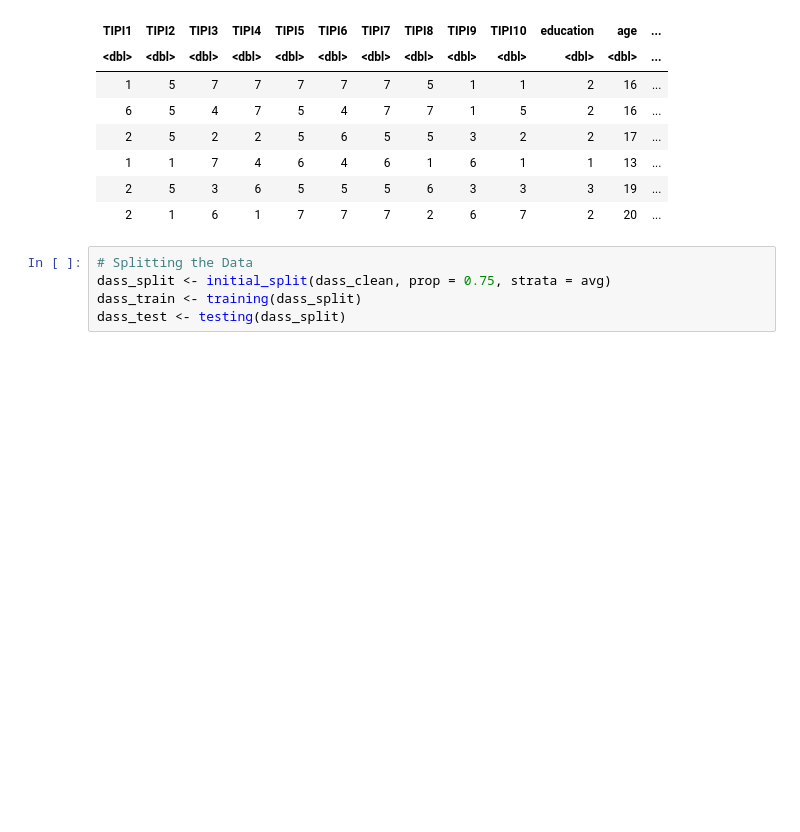
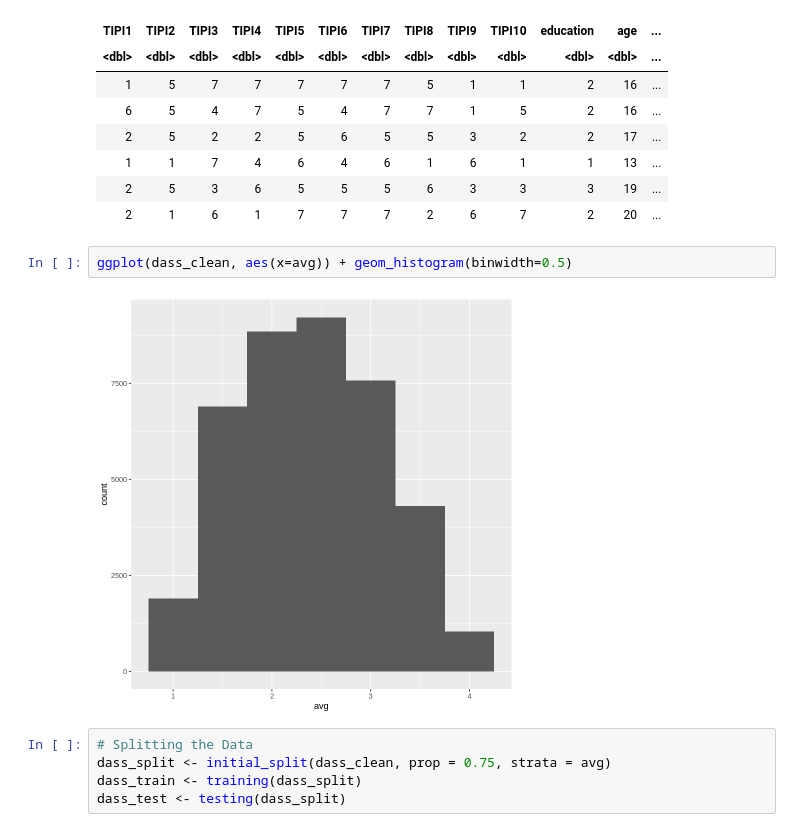
Before and after one commit to FionaC124/group-one-project, a Jupyter notebook: final_v2.ipynb, the cells around one changed output. Cells and saved outputs as stored; diff of their text form; blank space fills up the shorter version.

Commit message:
Cleaned up final_v2

```diff
--- a/final_v2.ipynb
+++ b/final_v2.ipynb
@@ -169,6 +172,10 @@ A tibble: 6 × 13
 | 1 | 1 | 7 | 4 | 6 | 4 | 6 | 1 | 6 | 1 | 1 | 13 | ... |
 | 2 | 5 | 3 | 6 | 5 | 5 | 5 | 6 | 3 | 3 | 3 | 19 | ... |
 | 2 | 1 | 6 | 1 | 7 | 7 | 7 | 2 | 6 | 7 | 2 | 20 | ... |
+# %%
+ggplot(dass_clean, aes(x=avg)) + geom_histogram(binwidth=0.5)
+# %% [output]
+[figure, added]
 # %%
 # Splitting the Data
 dass_split <- initial_split(dass_clean, prop = 0.75, strata = avg)
```
Also changed, not shown: parts of 17 cells of this notebook.
